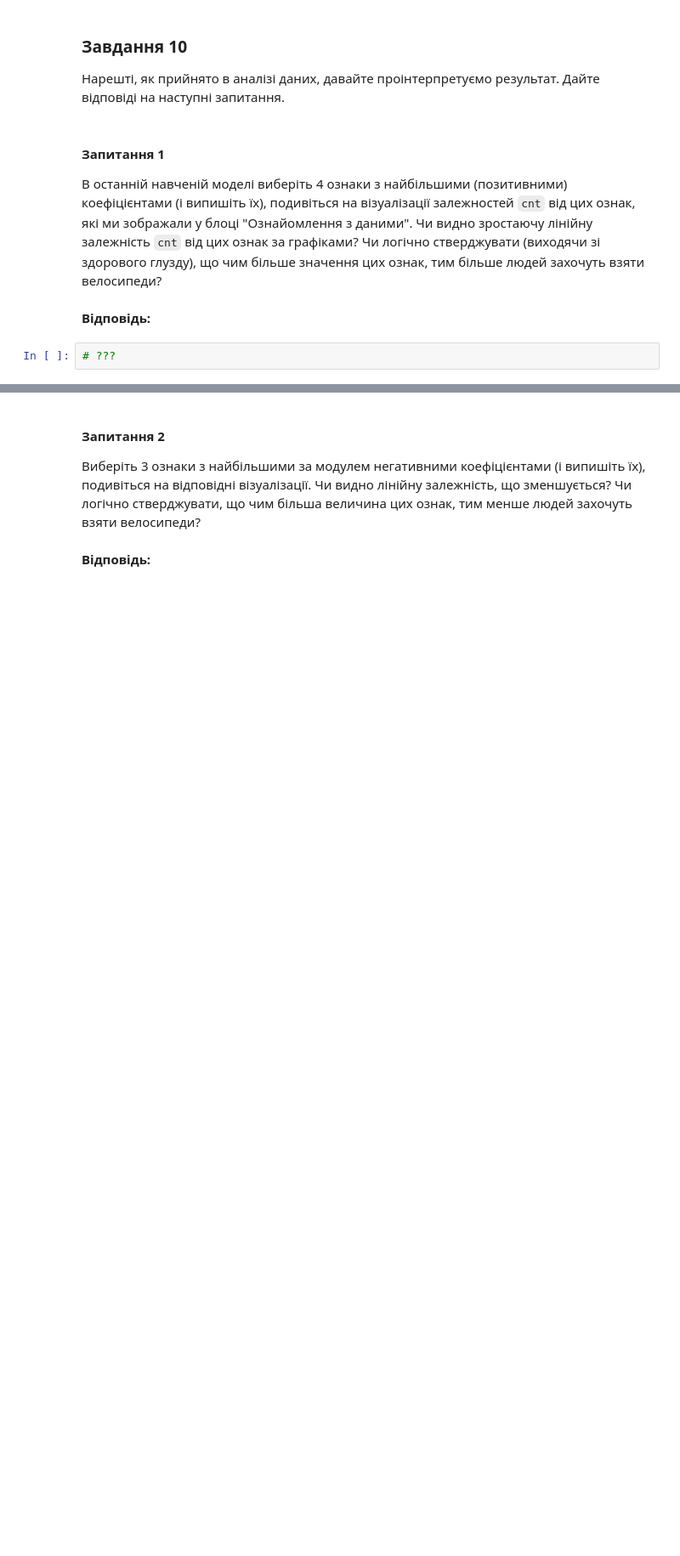
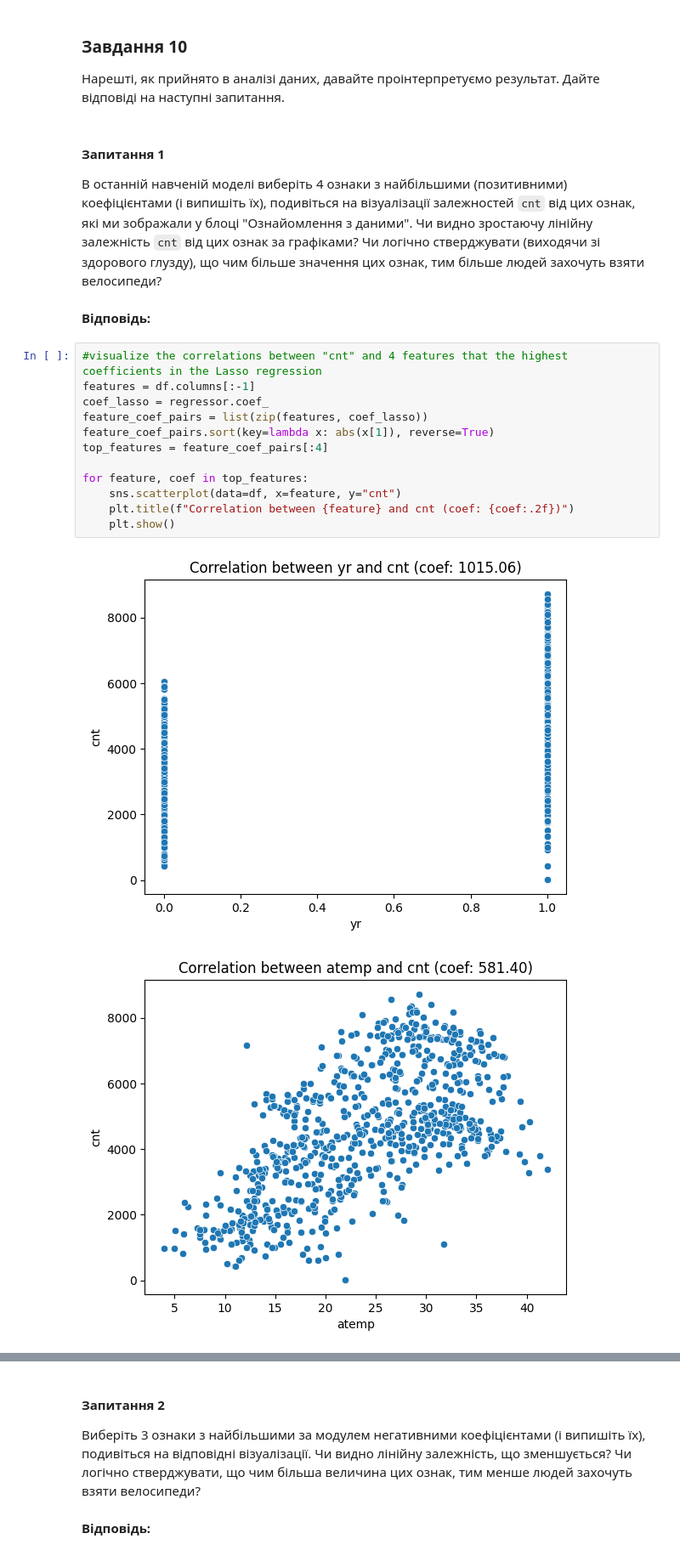
Before and after one commit to strait593/goit-algo-hw-7, a Jupyter notebook: OverfittingHomeWork.ipynb, the cells around one changed output, grey strips where cells are left out. Shown at 85% size. Drawn from its saved outputs; the diff is of its cells as text; blank space fills up the shorter version.

```diff
--- a/OverfittingHomeWork.ipynb
+++ b/OverfittingHomeWork.ipynb
@@ -450,5 +456,18 @@ Alpha = 1, MSE = 745668.605961
 В останній навченій моделі виберіть 4 ознаки з найбільшими (позитивними) коефіцієнтами (і випишіть їх), подивіться на візуалізації залежностей `cnt` від цих ознак, які ми зображали у блоці "Ознайомлення з даними". Чи видно зростаючу лінійну залежність `cnt` від цих ознак за графіками? Чи логічно стверджувати (виходячи зі здорового глузду), що чим більше значення цих ознак, тим більше людей захочуть взяти велосипеди?
 # %% [markdown]
 __Відповідь:__
-# %%
-# ???
+# %%
+#visualize the correlations between "cnt" and 4 features that the highest coefficients in the Lasso regression
+features = df.columns[:-1]
+coef_lasso = regressor.coef_
+feature_coef_pairs = list(zip(features, coef_lasso))
+feature_coef_pairs.sort(key=lambda x: abs(x[1]), reverse=True)
+top_features = feature_coef_pairs[:4]
+
+for feature, coef in top_features:
+    sns.scatterplot(data=df, x=feature, y="cnt")
+    plt.title(f"Correlation between {feature} and cnt (coef: {coef:.2f})")
+    plt.show()
+# %% [output]
+[figure, added]
+[figure, added]
```
Also changed, not shown: parts of 13 cells of this notebook.
